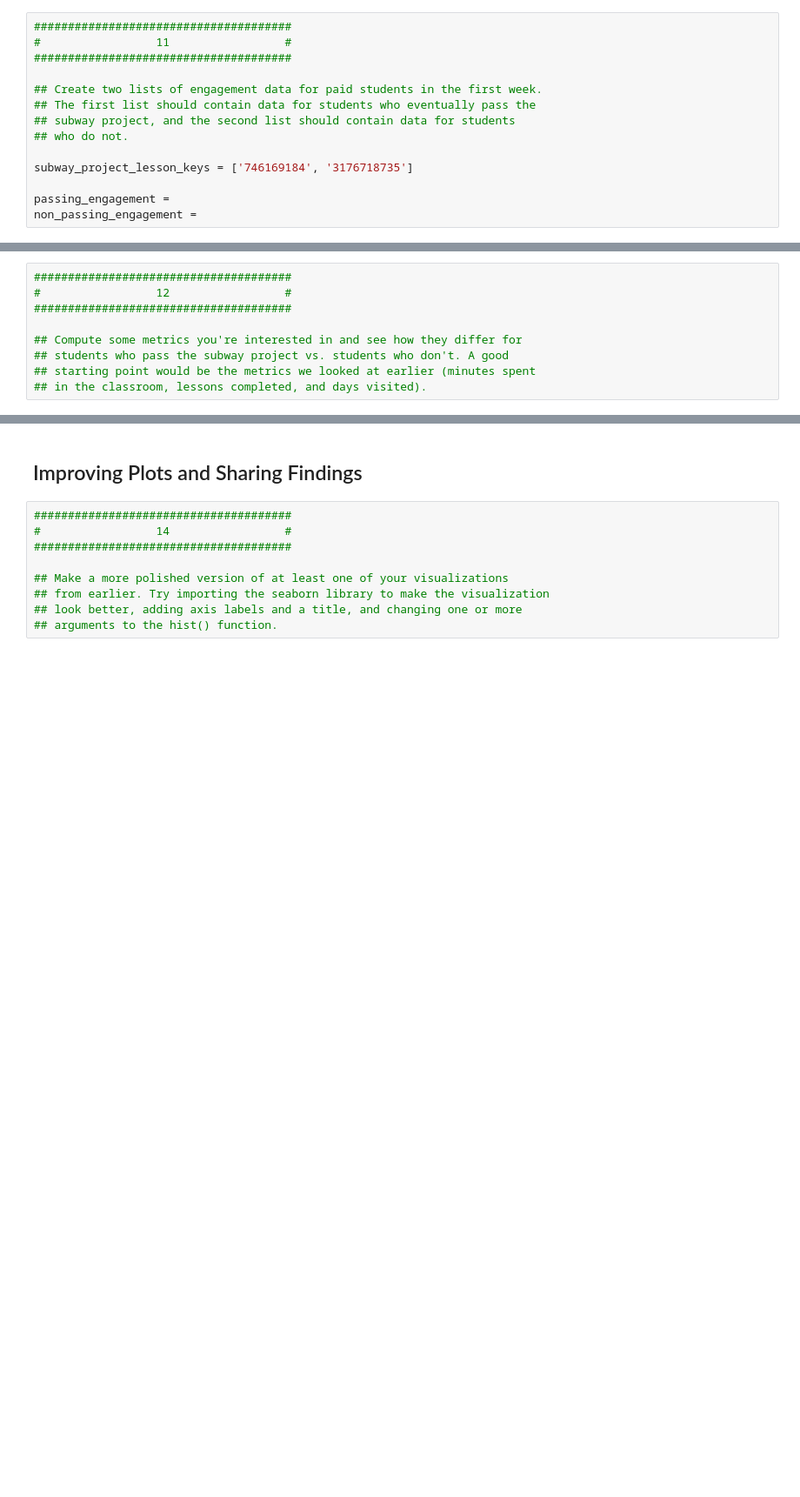
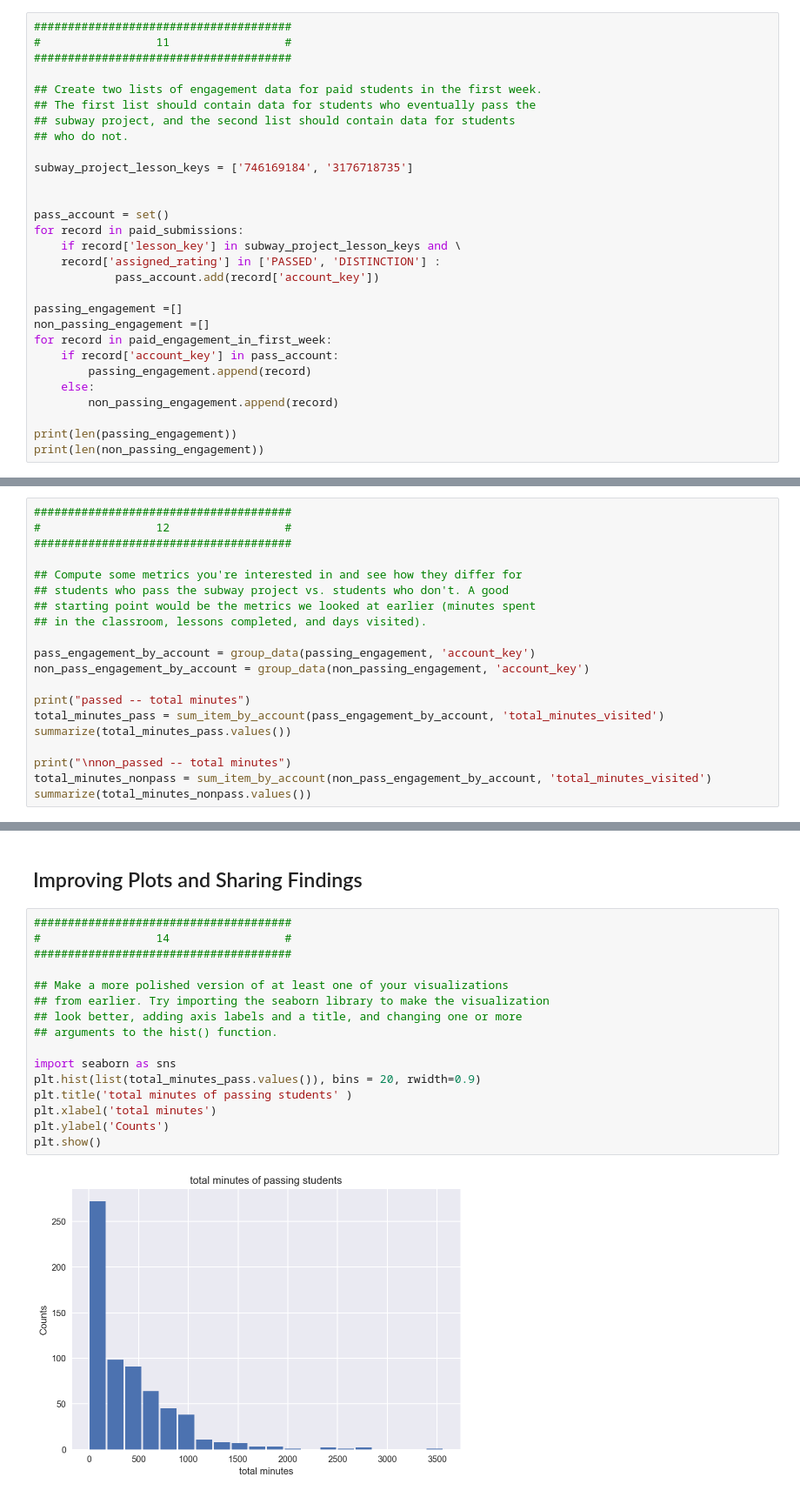
Before and after one commit to fishstar/Path_to_DataAnalysis, a Jupyter notebook: DataAnalysisProcess/L1_Starter_Code.ipynb, the cells around one changed output, grey strips where cells are left out. Shown at 87% size. Drawn from its saved outputs; the diff is of its cells as text; blank space fills up the shorter version.

```diff
--- a/DataAnalysisProcess/L1_Starter_Code.ipynb
+++ b/DataAnalysisProcess/L1_Starter_Code.ipynb
@@ -245,5 +675,20 @@ print 'Maximum:', np.max(total_minutes)
 
 subway_project_lesson_keys = ['746169184', '3176718735']
 
-passing_engagement =
-non_passing_engagement =
+
+pass_account = set()
+for record in paid_submissions:
+    if record['lesson_key'] in subway_project_lesson_keys and \
+    record['assigned_rating'] in ['PASSED', 'DISTINCTION'] :
+            pass_account.add(record['account_key'])
+
+passing_engagement =[]
+non_passing_engagement =[]
+for record in paid_engagement_in_first_week:
+    if record['account_key'] in pass_account:
+        passing_engagement.append(record)
+    else:
+        non_passing_engagement.append(record)
+
+print(len(passing_engagement))
+print(len(non_passing_engagement))
@@ -258,3 +706,14 @@ non_passing_engagement =
 ## students who pass the subway project vs. students who don't. A good
 ## starting point would be the metrics we looked at earlier (minutes spent
 ## in the classroom, lessons completed, and days visited).
+
+pass_engagement_by_account = group_data(passing_engagement, 'account_key')
+non_pass_engagement_by_account = group_data(non_passing_engagement, 'account_key')
+
+print("passed -- total minutes")
+total_minutes_pass = sum_item_by_account(pass_engagement_by_account, 'total_minutes_visited')
+summarize(total_minutes_pass.values())
+
+print("\nnon_passed -- total minutes")
+total_minutes_nonpass = sum_item_by_account(non_pass_engagement_by_account, 'total_minutes_visited')
+summarize(total_minutes_nonpass.values())
@@ -273,9 +812,18 @@ non_passing_engagement =
 # %%
 ######################################
 #                 14                 #
 ######################################
 
 ## Make a more polished version of at least one of your visualizations
 ## from earlier. Try importing the seaborn library to make the visualization
 ## look better, adding axis labels and a title, and changing one or more
 ## arguments to the hist() function.
+
+import seaborn as sns
+plt.hist(list(total_minutes_pass.values()), bins = 20, rwidth=0.9)
+plt.title('total minutes of passing students' )
+plt.xlabel('total minutes')
+plt.ylabel('Counts')
+plt.show()
+# %% [output]
+[figure, added]
```
Also changed, not shown: parts of 43 cells of this notebook.
